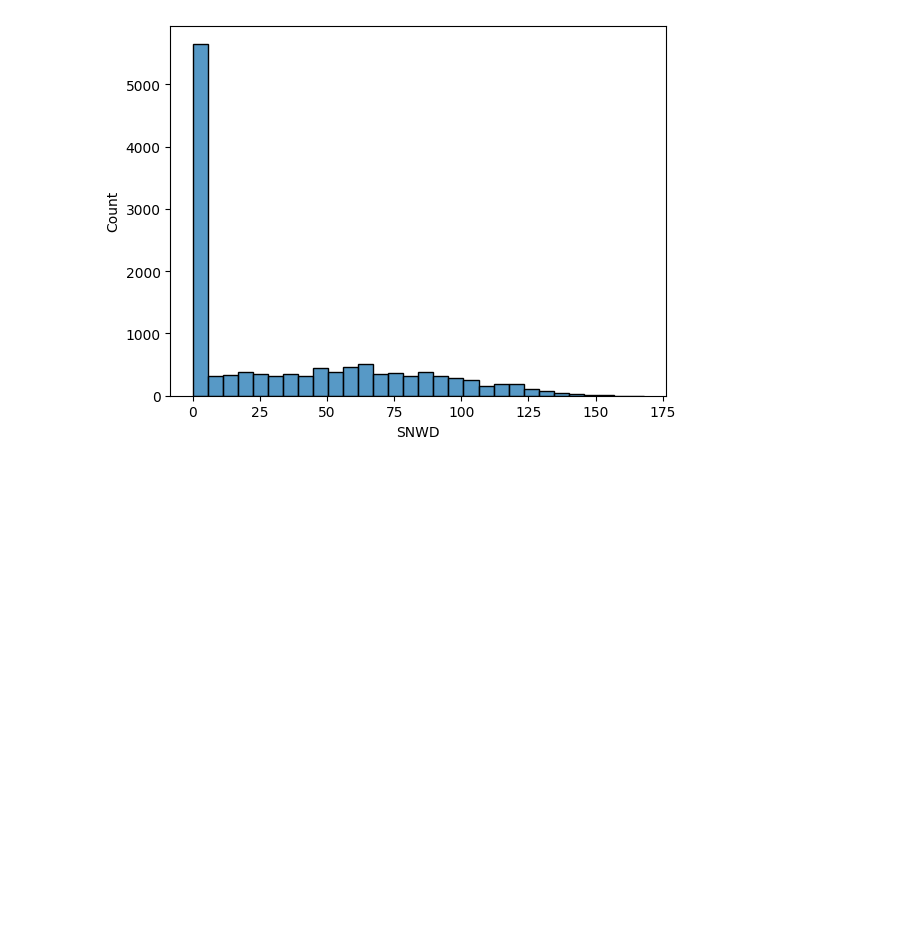
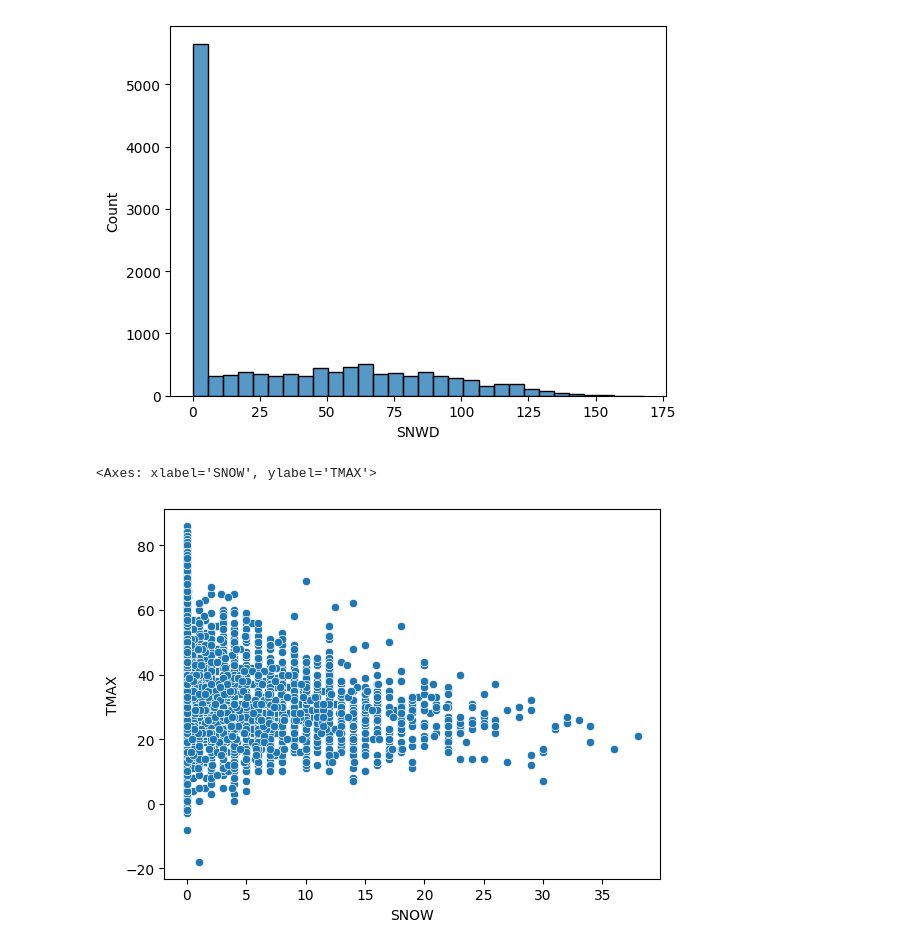
Before and after one commit to isadays/DataVisualization, a Jupyter notebook: Module2/Seabornbasics.ipynb, the cells around one changed output. Drawn from its saved outputs; the diff is of its cells as text; code cells hidden in the pictures; blank space fills up the shorter version.

```diff
--- a/Module2/Seabornbasics.ipynb
+++ b/Module2/Seabornbasics.ipynb
@@ -25,3 +16,9 @@ sns.histplot(data=df,x='SNWD')
 # %% [output]
 <Axes: xlabel='SNWD', ylabel='Count'>
 [figure]
+# %%
+#Plot a scatter plot of snow fall with respect to temperature
+sns.scatterplot(data=df, x='SNOW', y='TMAX')
+# %% [output]
+<Axes: xlabel='SNOW', ylabel='TMAX'>
+[figure, added]
```
Also changed, not shown: parts of 2 cells of this notebook.
